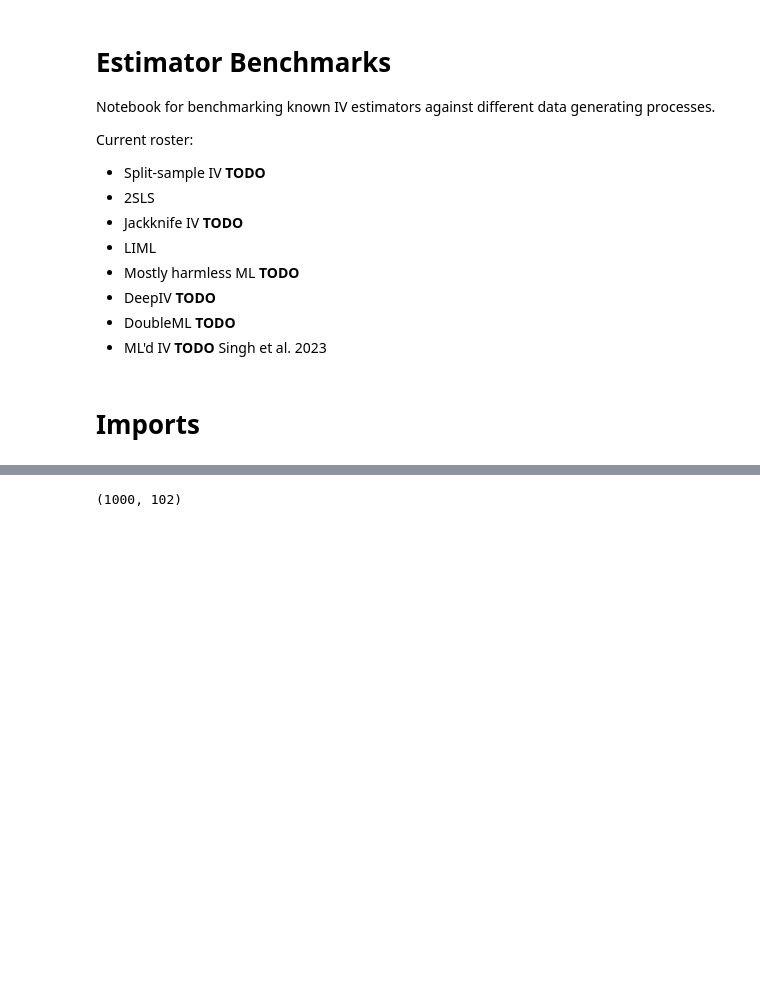
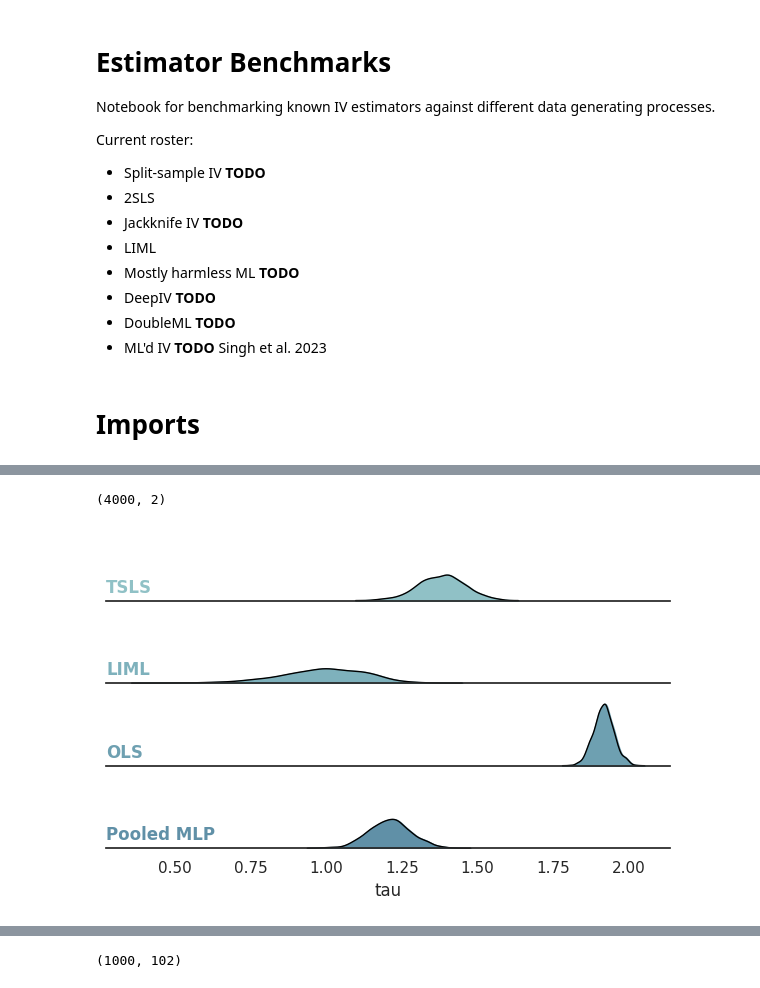
Before and after one commit to tliutony/learning-ivs, a Jupyter notebook: notebooks/01-tl-estimator_benchmarks.ipynb, the cells around one changed output, grey strips where cells are left out. Saved outputs shown, nothing was run; the diff lists cells and outputs as text; code cells hidden in the pictures; blank space fills up the shorter version.

Commit message:
clean 01-estimator-benchmarks

```diff
--- a/notebooks/01-tl-estimator_benchmarks.ipynb
+++ b/notebooks/01-tl-estimator_benchmarks.ipynb
@@ -189,0 +33,12 @@ array([[1.  , 0.5 , 0.25],
+# %%
+result_dir = "../results/benchmark_lennon100/"
+
+models = [
+    "TSLS",
+    "LIML",
+    "OLS"
+]
+
+benchmark_results = {
+    model: pd.read_parquet(os.path.join(result_dir, f"{model}_results.parquet")) for model in models
+}
@@ -189,0 +51,11 @@ array([[1.  , 0.5 , 0.25],
+# %%
+pooled_mlp_preds = []
+
+for file_name in tqdm(glob(f"{data_dir}/*.parquet")):
+    df = pd.read_parquet(file_name)
+    # pooled MLP
+    data = torch.tensor(df.to_numpy(), dtype=torch.float32)
+    #print(data.shape)
+    # create a batch dimension
+    data = data.unsqueeze(0)
+    pooled_mlp_preds.append(model(data).squeeze().item())
@@ -189,0 +71,18 @@ array([[1.  , 0.5 , 0.25],
+# %%
+result_df = pd.DataFrame()
+for k, df in benchmark_results.items():
+    df["model"] = k
+    result_df = pd.concat([result_df, df[['tau', 'model']]])
+# %%
+pooled_df = pd.DataFrame(pooled_mlp_preds, columns=["tau"])
+pooled_df["model"] = "Pooled MLP"
+result_df = pd.concat([result_df, pooled_df])
+# %%
+result_df.shape
+# %% [output]
+(4000, 2)
+# %%
+pal = sns.cubehelix_palette(10, rot=-.25, light=.7)
+kde_ridgeplot(result_df, 'model', 'tau', pal, figsize=(6, 4))
+# %% [output]
+[figure, added]
```
Also changed, not shown: parts of 21 cells of this notebook, 5 other files.
